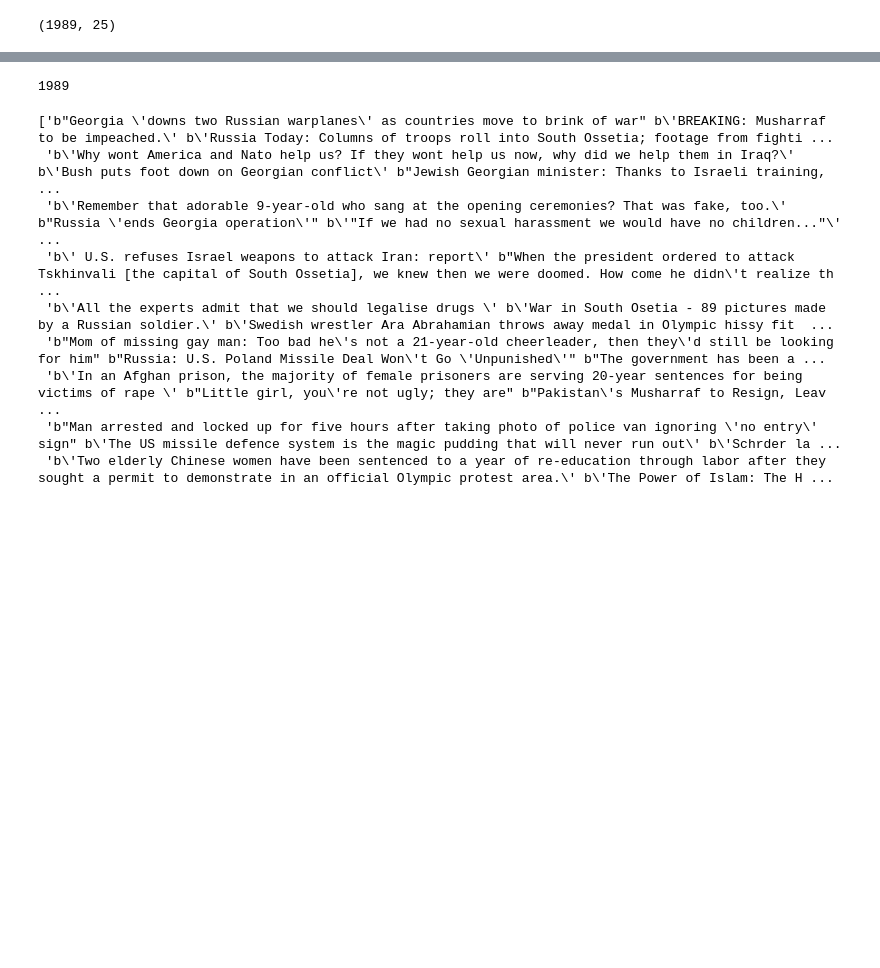
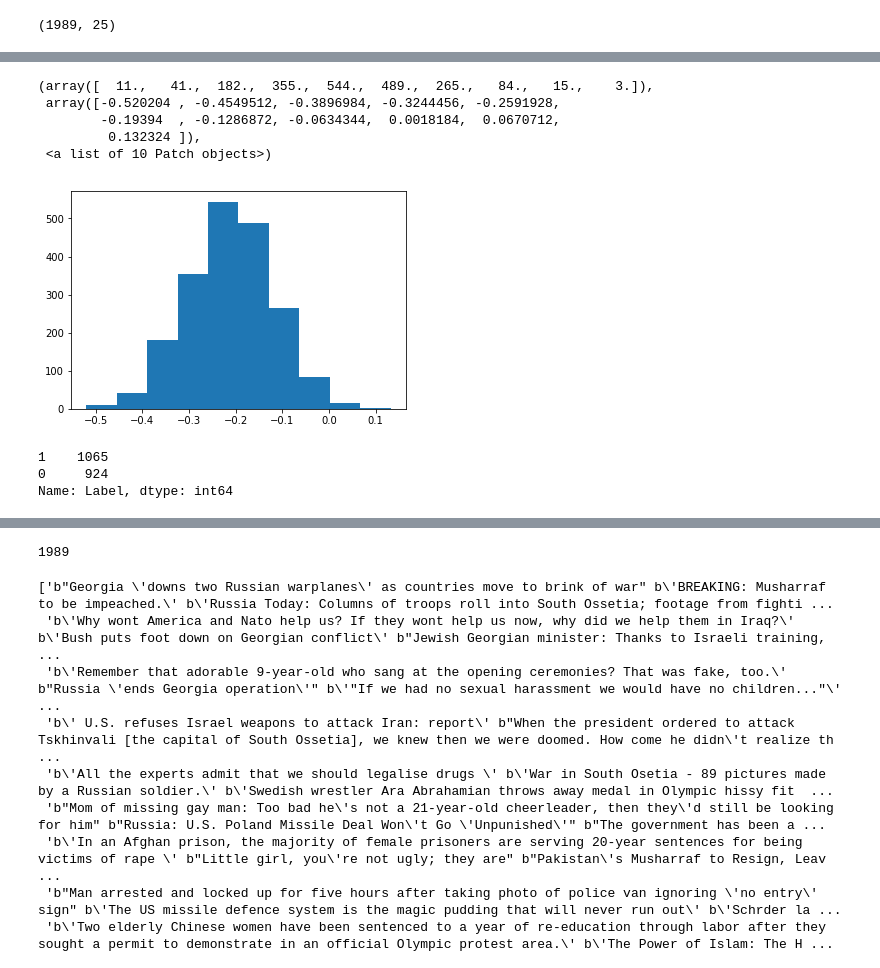
Before and after one commit to bg453cornell/ORIE-4740-NLP-ML, a Jupyter notebook: ORIE 4740 Code.ipynb, the cells around one changed output, grey strips where cells are left out. Drawn from its saved outputs; the diff is of its cells as text; code cells hidden in the pictures; blank space fills up the shorter version.

```diff
--- a/ORIE 4740 Code.ipynb
+++ b/ORIE 4740 Code.ipynb
@@ -61,0 +90,2 @@ headlines.shape
+# %%
+daily_avg_sentiment_score = np.mean(sentiment_score_df['compound'].values.reshape(-1, 25), axis = 1)
@@ -61,0 +96,15 @@ headlines.shape
+# %%
+plt.hist(daily_avg_sentiment_score)
+# %% [output]
+(array([  11.,   41.,  182.,  355.,  544.,  489.,  265.,   84.,   15.,    3.]),
+ array([-0.520204 , -0.4549512, -0.3896984, -0.3244456, -0.2591928,
+        -0.19394  , -0.1286872, -0.0634344,  0.0018184,  0.0670712,
+         0.132324 ]),
+ <a list of 10 Patch objects>)
+[figure, added]
+# %%
+df.Label.value_counts()
+# %% [output]
+1    1065
+0     924
+Name: Label, dtype: int64
```
Also changed, not shown: parts of 31 cells of this notebook.
